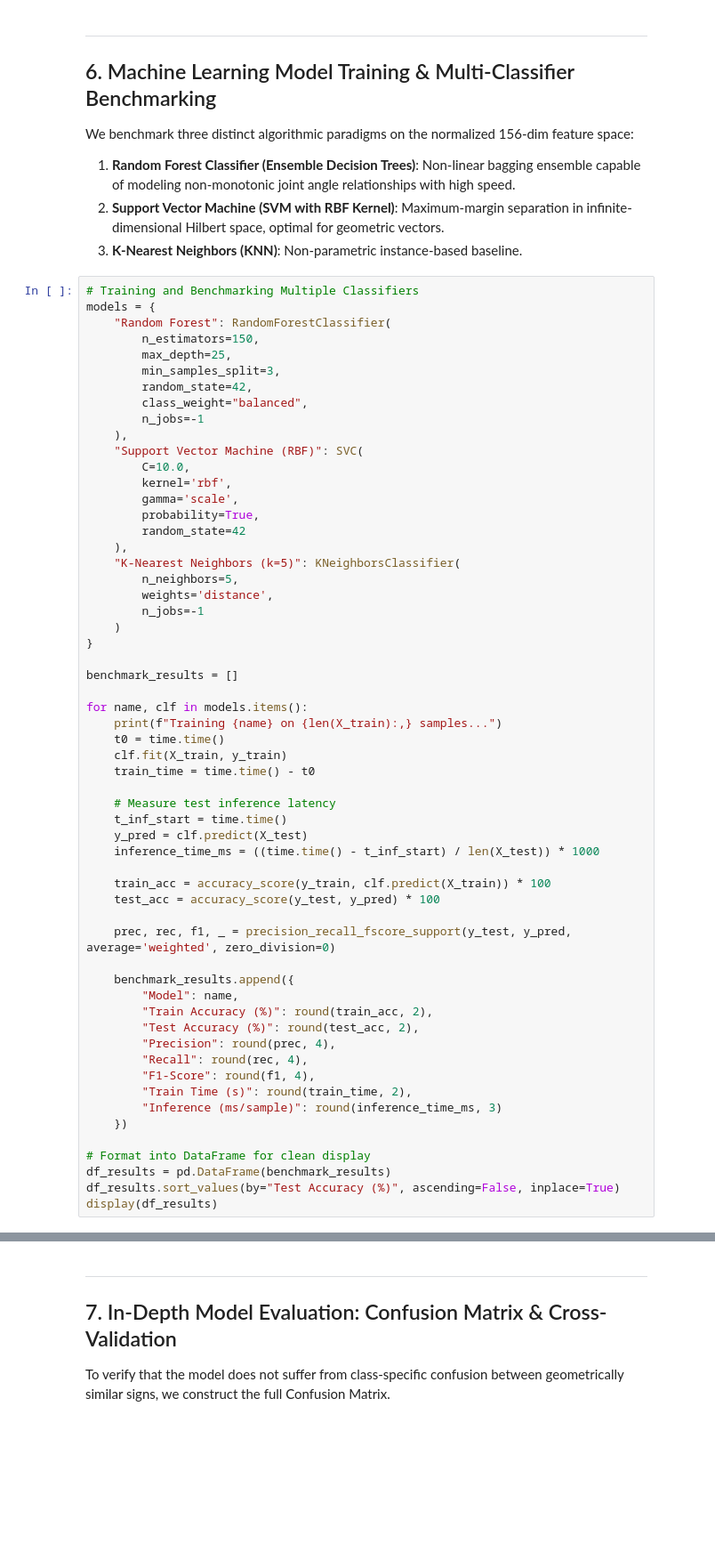
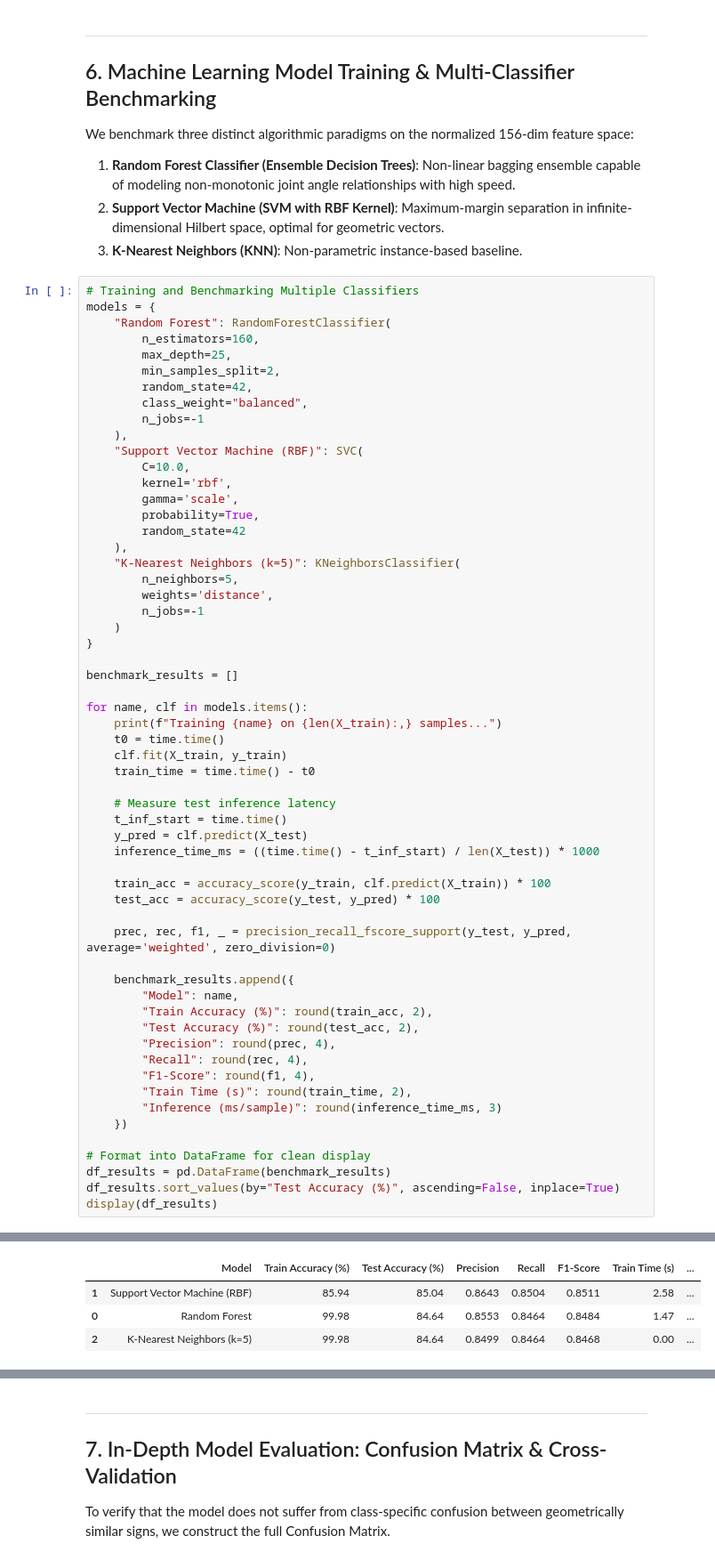
Before and after one commit to Rohitkumar-3103/Indian_Sign_Language_Projects, a Jupyter notebook: Indian_Sign_Language_Pipeline.ipynb, the cells around one changed output, grey strips where cells are left out. Shown at 89% size. Cells and saved outputs as stored; diff of their text form; blank space fills up the shorter version.

```diff
--- a/Indian_Sign_Language_Pipeline.ipynb
+++ b/Indian_Sign_Language_Pipeline.ipynb
@@ -248,9 +276,9 @@ We benchmark three distinct algorithmic paradigms on the normalized 156-dim feat
 # Training and Benchmarking Multiple Classifiers
 models = {
     "Random Forest": RandomForestClassifier(
-        n_estimators=150,
+        n_estimators=160,
         max_depth=25,
-        min_samples_split=3,
+        min_samples_split=2,
         random_state=42,
         class_weight="balanced",
         n_jobs=-1
@@ -302,3 +330,4 @@ for name, clf in models.items():
 df_results = pd.DataFrame(benchmark_results)
 df_results.sort_values(by="Test Accuracy (%)", ascending=False, inplace=True)
 display(df_results)
+# %% [output]
@@ -305,3 +337,7 @@ display(df_results)
+|  | Model | Train Accuracy (%) | Test Accuracy (%) | Precision | Recall | F1-Score | Train Time (s) | ... |
+| 1 | Support Vector Machine (RBF) | 85.94 | 85.04 | 0.8643 | 0.8504 | 0.8511 | 2.58 | ... |
+| 0 | Random Forest | 99.98 | 84.64 | 0.8553 | 0.8464 | 0.8484 | 1.47 | ... |
+| 2 | K-Nearest Neighbors (k=5) | 99.98 | 84.64 | 0.8499 | 0.8464 | 0.8468 | 0.00 | ... |
 # %%
 # Visual Comparison of Model Accuracies & Latencies
 fig, (ax1, ax2) = plt.subplots(1, 2, figsize=(14, 5), dpi=120)
```
Also changed, not shown: parts of 11 cells of this notebook, 4 other files.
